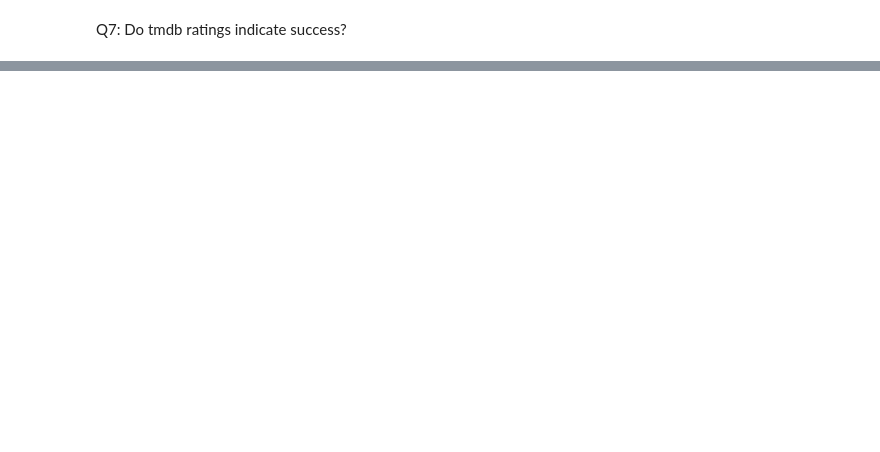
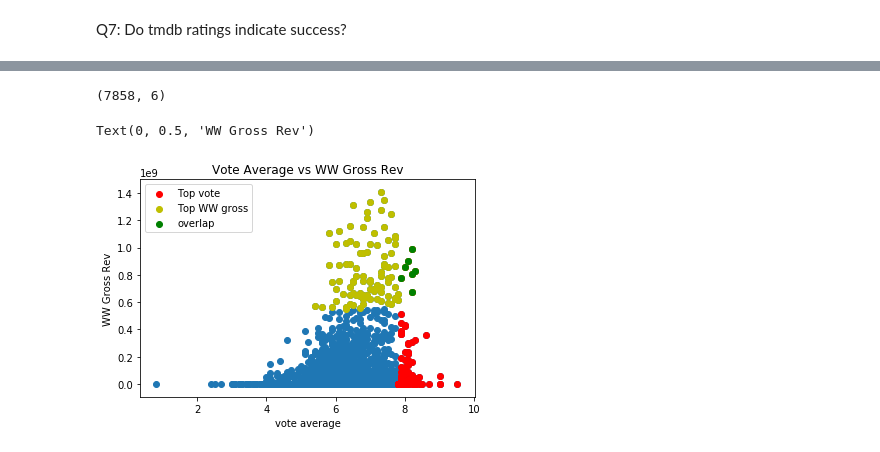
Before and after one commit to polyglottraveler/projectkr, a Jupyter notebook: kca_ratings.ipynb, the cells around one changed output, grey strips where cells are left out. Drawn from its saved outputs; the diff is of its cells as text; code cells hidden in the pictures; blank space fills up the shorter version.

```diff
--- a/kca_ratings.ipynb
+++ b/kca_ratings.ipynb
@@ -70,0 +131,25 @@ Q7: Do tmdb ratings indicate success?
+# %%
+df_rev.drop(df_rev[df_rev['movie_title'] == 'Avatar'].index, inplace = True)
+#drop avatar because it skews this
+# %%
+df_rev.shape
+# %% [output]
+(7858, 6)
+# %%
+df_tmdb_ratings_rev = df_tmdb_ratings.merge(df_rev,how='inner',left_on=['title','year_release'], right_on=['movie_title','release_year'])
+# %%
+df_tmdb_ratings_top100=df_tmdb_ratings_rev.nlargest(100,['vote_average'])
+# %%
+df_rev_top100=df_tmdb_ratings_rev.nlargest(100,['worldwide_gross'])
+# %%
+plt.scatter(df_tmdb_ratings_rev['vote_average'],df_tmdb_ratings_rev['worldwide_gross'])
+plt.scatter( df_tmdb_ratings_top100['vote_average'],df_tmdb_ratings_top100['worldwide_gross'], c='r',label='Top vote')
+plt.scatter(df_rev_top100['vote_average'],df_rev_top100['worldwide_gross'], c='y', label='Top WW gross')
+plt.scatter(vote_overlap['vote_average'],vote_overlap['worldwide_gross'],c='g', label = 'overlap')
+plt.legend()
+plt.title('Vote Average vs WW Gross Rev')
+plt.xlabel('vote average')
+plt.ylabel('WW Gross Rev')
+# %% [output]
+Text(0, 0.5, 'WW Gross Rev')
+[figure, added]
```
Also changed, not shown: parts of 24 cells of this notebook, 1 other file.
